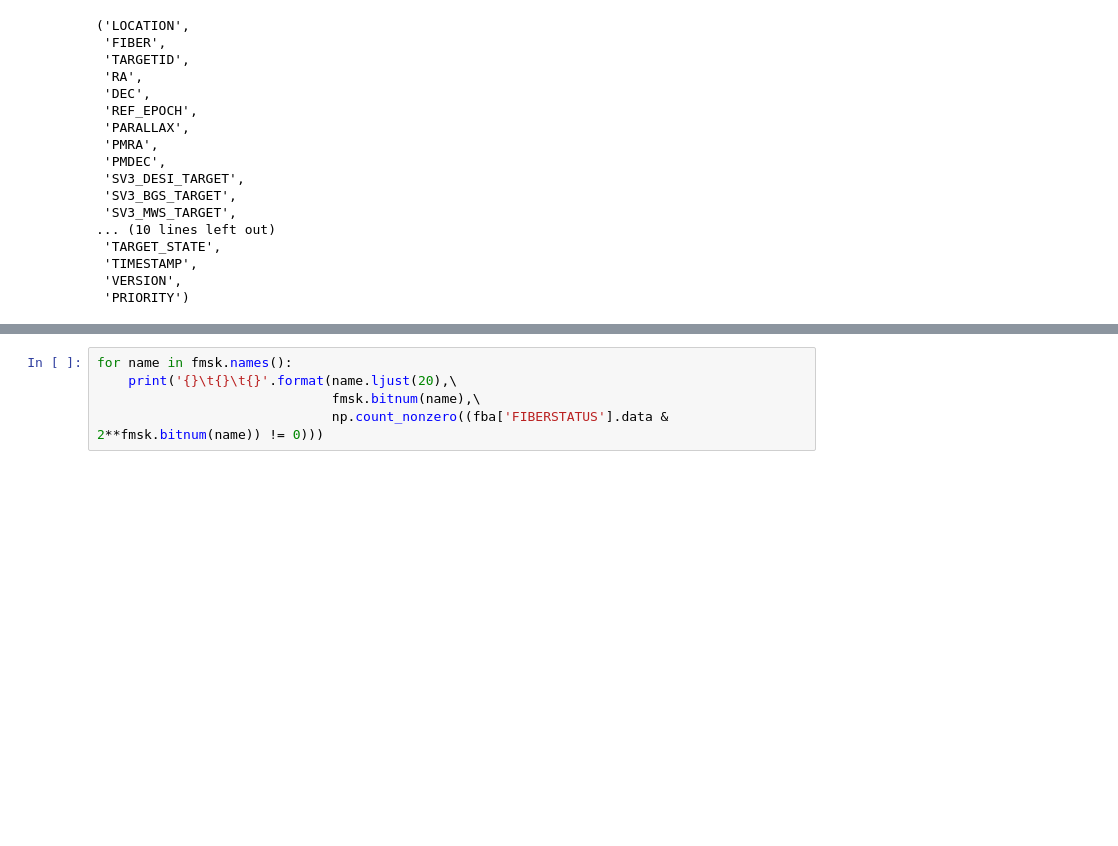
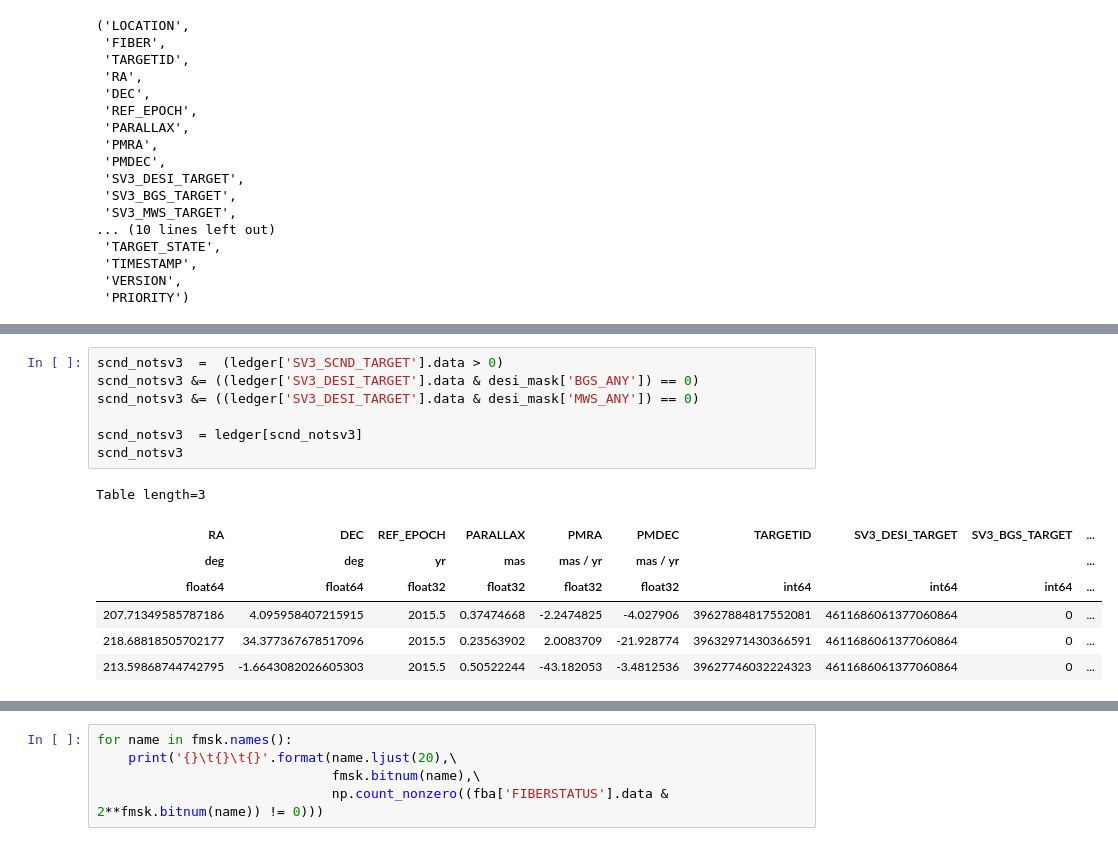
Before and after one commit to michaelJwilson/S4Mock, a Jupyter notebook: fatile_plot.ipynb, the cells around one changed output, grey strips where cells are left out. Cells and saved outputs as stored; diff of their text form; blank space fills up the shorter version.

```diff
--- a/fatile_plot.ipynb
+++ b/fatile_plot.ipynb
@@ -595,0 +676,15 @@ favl.dtype.names
+# %%
+scnd_notsv3  =  (ledger['SV3_SCND_TARGET'].data > 0)
+scnd_notsv3 &= ((ledger['SV3_DESI_TARGET'].data & desi_mask['BGS_ANY']) == 0)
+scnd_notsv3 &= ((ledger['SV3_DESI_TARGET'].data & desi_mask['MWS_ANY']) == 0)
+
+scnd_notsv3  = ledger[scnd_notsv3]
+scnd_notsv3
+# %% [output]
+Table length=3
+| RA | DEC | REF_EPOCH | PARALLAX | PMRA | PMDEC | TARGETID | SV3_DESI_TARGET | SV3_BGS_TARGET | ... |
+| deg | deg | yr | mas | mas / yr | mas / yr |  |  |  | ... |
+| float64 | float64 | float32 | float32 | float32 | float32 | int64 | int64 | int64 | ... |
+| 207.71349585787186 | 4.095958407215915 | 2015.5 | 0.37474668 | -2.2474825 | -4.027906 | 39627884817552081 | 4611686061377060864 | 0 | ... |
+| 218.68818505702177 | 34.377367678517096 | 2015.5 | 0.23563902 | 2.0083709 | -21.928774 | 39632971430366591 | 4611686061377060864 | 0 | ... |
+| 213.59868744742795 | -1.6643082026605303 | 2015.5 | 0.50522244 | -43.182053 | -3.4812536 | 39627746032224323 | 4611686061377060864 | 0 | ... |
```
Also changed, not shown: parts of 6 cells of this notebook.
